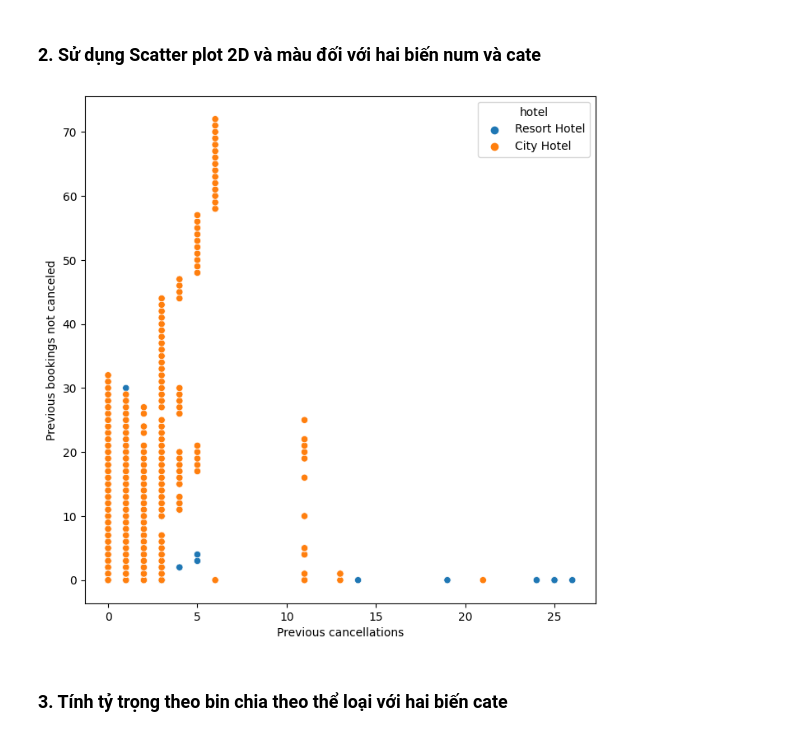
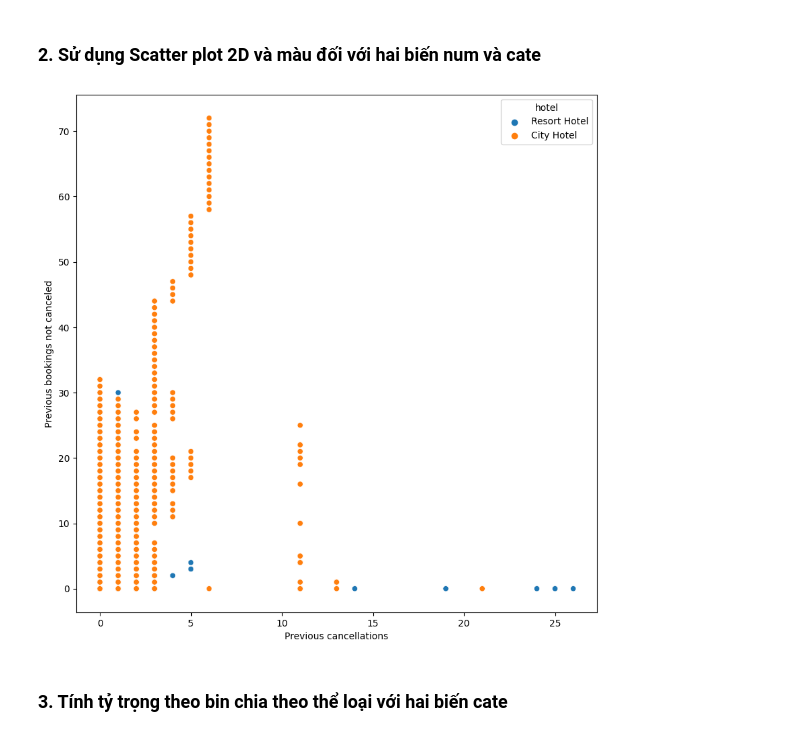
Before and after one commit to faithdanghuy/DataVis-Project, a Jupyter notebook: Source/HotelBooking.ipynb, the cells around one changed output. Cells and saved outputs as stored; diff of their text form; code cells hidden in the pictures.

```diff
--- a/Source/HotelBooking.ipynb
+++ b/Source/HotelBooking.ipynb
@@ -36,6 +36,6 @@ import pandas as pd
 import seaborn as sns
 import matplotlib.pyplot as plt
 # %%
-df = pd.read_csv("Data/hotel_bookings.csv")
+df = pd.read_csv("data/hotel_bookings.csv")
 # %% [markdown]
 ### **1. Đếm số dòng và số cột** <a class="anchor" id="c11"></a>
@@ -333,13 +426,13 @@ plt.show()
 # %% [markdown]
 ### **2. Sử dụng Scatter plot 2D và màu đối với hai biến num và cate** <a class="anchor" id="c42"></a>
 # %%
-fig, ax = plt.subplots(figsize=(8, 8))
-ax = sns.scatterplot(data=df, x="previous_cancellations", y="previous_bookings_not_canceled", hue=cate_list[0])
+fig, ax = plt.subplots(figsize=(10, 10))
+ax = sns.scatterplot(data=df, x="previous_cancellations", y="previous_bookings_not_canceled", hue='hotel')
 plt.xlabel('Previous cancellations')
 plt.ylabel('Previous bookings not canceled')
 plt.show()
 # %% [output]
-[figure, old version]
+[figure, new version]
 # %% [markdown]
 ### **3. Tính tỷ trọng theo bin chia theo thể loại với hai biến cate** <a class="anchor" id="c43"></a>
 # %% [markdown]
```
Also changed, not shown: parts of 47 cells of this notebook.
